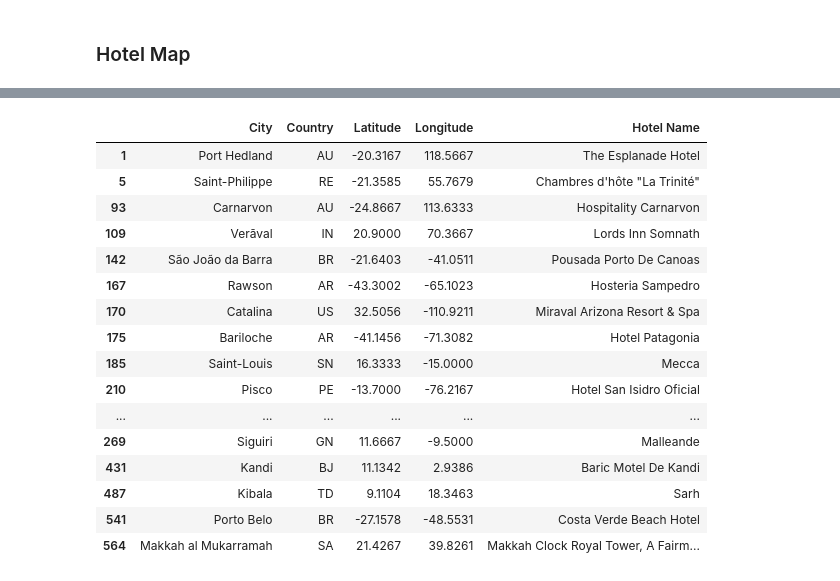
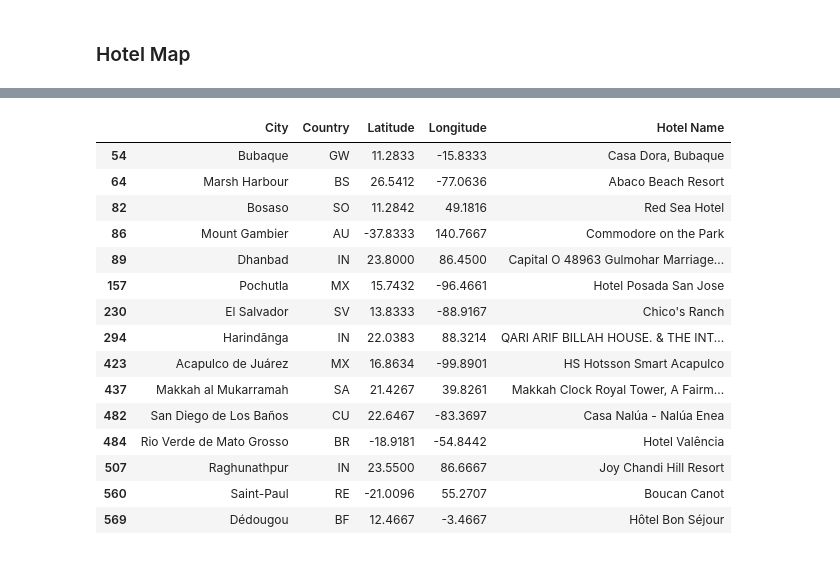
Before and after one commit to klharp/Python-API-WeatherPy-VacationPy, a Jupyter notebook: VacationPy/VacationPy.ipynb, the cells around one changed output, grey strips where cells are left out. Drawn from its saved outputs; the diff is of its cells as text; code cells hidden in the pictures.

```diff
--- a/VacationPy/VacationPy.ipynb
+++ b/VacationPy/VacationPy.ipynb
@@ -182,3 +176,22 @@ Closest hotel in Makkah al Mukarramah is Makkah Clock Royal Tower, A Fairmont Ho
+# %%
+hotel_df
+# %% [output]
+|  | City | Country | Latitude | Longitude | Hotel Name |
+| 54 | Bubaque | GW | 11.2833 | -15.8333 | Casa Dora, Bubaque |
+| 64 | Marsh Harbour | BS | 26.5412 | -77.0636 | Abaco Beach Resort |
+| 82 | Bosaso | SO | 11.2842 | 49.1816 | Red Sea Hotel |
+| 86 | Mount Gambier | AU | -37.8333 | 140.7667 | Commodore on the Park |
+| 89 | Dhanbad | IN | 23.8000 | 86.4500 | Capital O 48963 Gulmohar Marriage... |
+| 157 | Pochutla | MX | 15.7432 | -96.4661 | Hotel Posada San Jose |
+| 230 | El Salvador | SV | 13.8333 | -88.9167 | Chico's Ranch |
+| 294 | Harindānga | IN | 22.0383 | 88.3214 | QARI ARIF BILLAH HOUSE. & THE INT... |
+| 423 | Acapulco de Juárez | MX | 16.8634 | -99.8901 | HS Hotsson Smart Acapulco |
+| 437 | Makkah al Mukarramah | SA | 21.4267 | 39.8261 | Makkah Clock Royal Tower, A Fairm... |
+| 482 | San Diego de Los Baños | CU | 22.6467 | -83.3697 | Casa Nalúa - Nalúa Enea |
+| 484 | Rio Verde de Mato Grosso | BR | -18.9181 | -54.8442 | Hotel Valência |
+| 507 | Raghunathpur | IN | 23.5500 | 86.6667 | Joy Chandi Hill Resort |
+| 560 | Saint-Paul | RE | -21.0096 | 55.2707 | Boucan Canot |
+| 569 | Dédougou | BF | 12.4667 | -3.4667 | Hôtel Bon Séjour |
 # %%
 # NOTE: Do not change any of the code in this cell
 #... but had to change "Lat" to "Latitude" and "lng" to "Longitude" because that is how they were labeled in the df
@@ -194,27 +211,2 @@ info_box_template = """
-# %%
-# Store the DataFrame Row
-# NOTE: be sure to update with your DataFrame name
-hotel_info = [info_box_template.format(**row) for index, row in hotel_df.iterrows()]
-locations = hotel_df[["Latitude", "Longitude"]]
-
-hotel_chosen_df
-# %% [output]
-|  | City | Country | Latitude | Longitude | Hotel Name |
-| 1 | Port Hedland | AU | -20.3167 | 118.5667 | The Esplanade Hotel |
-| 5 | Saint-Philippe | RE | -21.3585 | 55.7679 | Chambres d'hôte "La Trinité" |
-| 93 | Carnarvon | AU | -24.8667 | 113.6333 | Hospitality Carnarvon |
-| 109 | Verāval | IN | 20.9000 | 70.3667 | Lords Inn Somnath |
-| 142 | São João da Barra | BR | -21.6403 | -41.0511 | Pousada Porto De Canoas |
-| 167 | Rawson | AR | -43.3002 | -65.1023 | Hosteria Sampedro |
-| 170 | Catalina | US | 32.5056 | -110.9211 | Miraval Arizona Resort & Spa |
-| 175 | Bariloche | AR | -41.1456 | -71.3082 | Hotel Patagonia |
-| 185 | Saint-Louis | SN | 16.3333 | -15.0000 | Mecca |
-| 210 | Pisco | PE | -13.7000 | -76.2167 | Hotel San Isidro Oficial |
-| ... | ... | ... | ... | ... | ... |
-| 269 | Siguiri | GN | 11.6667 | -9.5000 | Malleande |
-| 431 | Kandi | BJ | 11.1342 | 2.9386 | Baric Motel De Kandi |
-| 487 | Kibala | TD | 9.1104 | 18.3463 | Sarh |
-| 541 | Porto Belo | BR | -27.1578 | -48.5531 | Costa Verde Beach Hotel |
-| 564 | Makkah al Mukarramah | SA | 21.4267 | 39.8261 | Makkah Clock Royal Tower, A Fairm... |
 # %%
 # Add marker layer ontop of heat map
```
Also changed, not shown: parts of 8 cells of this notebook, 17 other files.
